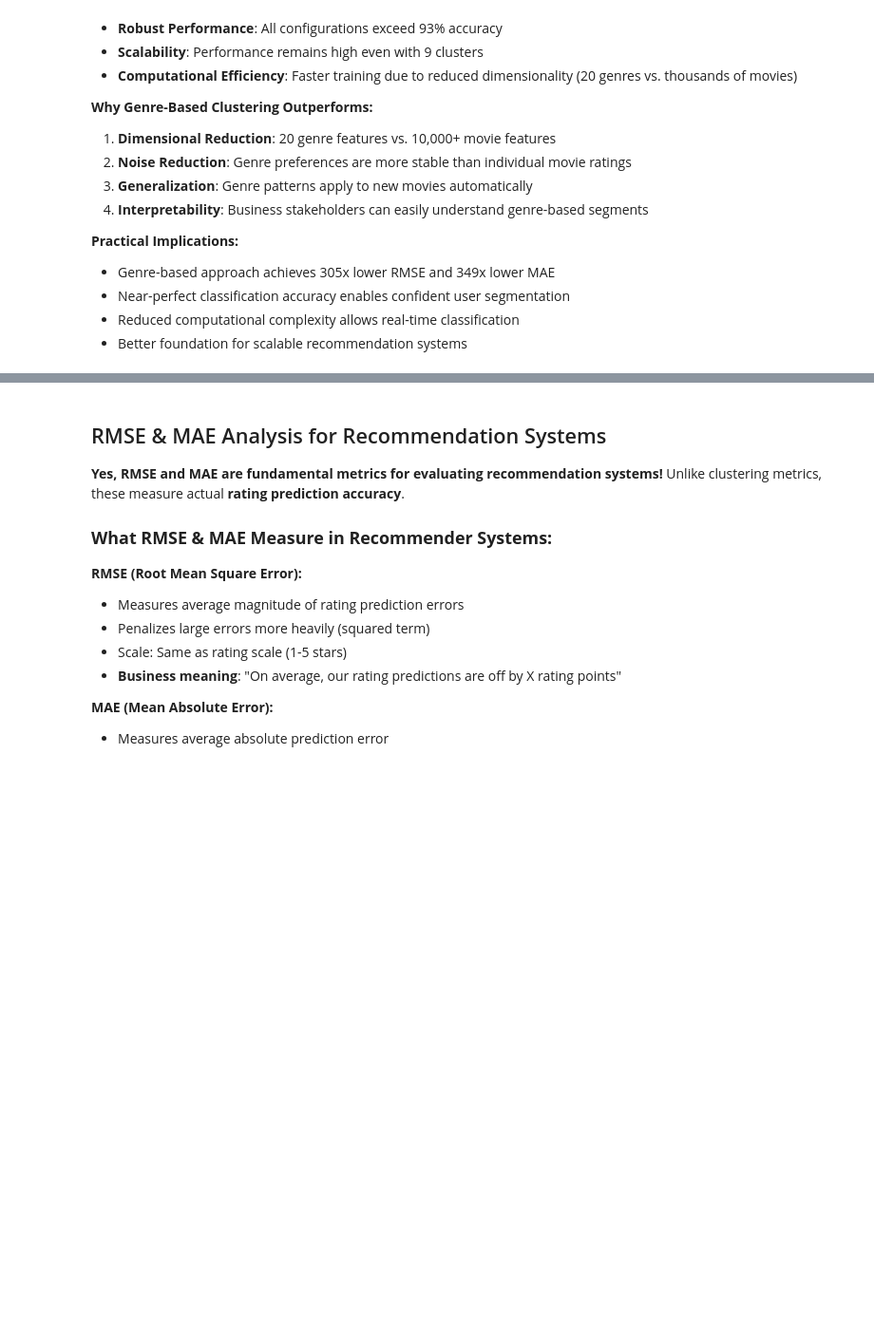
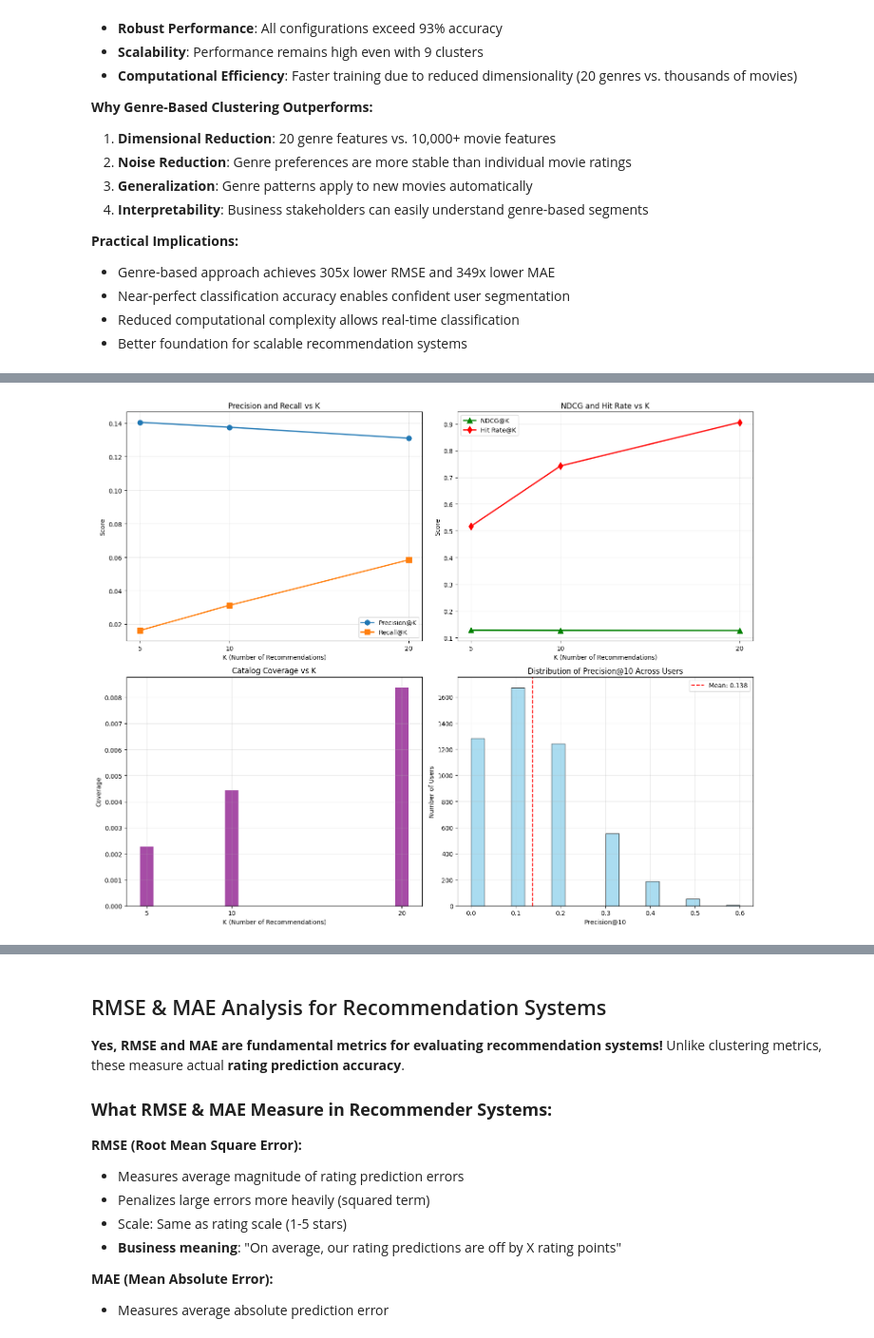
Before and after one commit to AntonyShaps/solution_eng_movies, a Jupyter notebook: models/KMeans.ipynb, the cells around one changed output, grey strips where cells are left out. Shown at 95% size. Cells and saved outputs as stored; diff of their text form; code cells hidden in the pictures; blank space fills up the shorter version.

Commit message:
add real evaluation both clusters included

```diff
--- a/models/KMeans.ipynb
+++ b/models/KMeans.ipynb
@@ -1046,0 +1226,92 @@ print("\n" + "="*60)
+# %%
+# Visualize Recommendation Performance
+
+fig, ((ax1, ax2), (ax3, ax4)) = plt.subplots(2, 2, figsize=(15, 12))
+
+# Plot 1: Precision and Recall vs K
+k_vals = list(K_VALUES)
+precisions = [np.mean(results[k]['precision']) for k in k_vals]
+recalls = [np.mean(results[k]['recall']) for k in k_vals]
+
+ax1.plot(k_vals, precisions, 'o-', label='Precision@K', linewidth=2, markersize=8)
+ax1.plot(k_vals, recalls, 's-', label='Recall@K', linewidth=2, markersize=8)
+ax1.set_xlabel('K (Number of Recommendations)')
+ax1.set_ylabel('Score')
+ax1.set_title('Precision and Recall vs K')
+ax1.legend()
+ax1.grid(True, alpha=0.3)
+ax1.set_xticks(k_vals)
+
+# Plot 2: NDCG and Hit Rate vs K
+ndcgs = [np.mean(results[k]['ndcg']) for k in k_vals]
+hit_rates = [np.mean(results[k]['hit_rate']) for k in k_vals]
+
+ax2.plot(k_vals, ndcgs, '^-', label='NDCG@K', linewidth=2, markersize=8, color='green')
+ax2.plot(k_vals, hit_rates, 'd-', label='Hit Rate@K', linewidth=2, markersize=8, color='red')
+ax2.set_xlabel('K (Number of Recommendations)')
+ax2.set_ylabel('Score')
+ax2.set_title('NDCG and Hit Rate vs K')
+ax2.legend()
+ax2.grid(True, alpha=0.3)
+ax2.set_xticks(k_vals)
+
+# Plot 3: Coverage vs K
+coverages = [catalog_coverage(results[k]['all_recommendations'], total_movies) for k in k_vals]
+
+ax3.bar(k_vals, coverages, alpha=0.7, color='purple')
+ax3.set_xlabel('K (Number of Recommendations)')
+ax3.set_ylabel('Coverage')
+ax3.set_title('Catalog Coverage vs K')
+ax3.grid(True, alpha=0.3)
+ax3.set_xticks(k_vals)
+
+# Plot 4: Distribution of Precision@10 across users
+precision_dist = results[10]['precision']
+ax4.hist(precision_dist, bins=20, alpha=0.7, color='skyblue', edgecolor='black')
+ax4.axvline(np.mean(precision_dist), color='red', linestyle='--',
+            label=f'Mean: {np.mean(precision_dist):.3f}')
+ax4.set_xlabel('Precision@10')
+ax4.set_ylabel('Number of Users')
+ax4.set_title('Distribution of Precision@10 Across Users')
+ax4.legend()
+ax4.grid(True, alpha=0.3)
+
+plt.tight_layout()
+plt.show()
+
+# Additional analysis: Show some example recommendations
+print("\nSAMPLE RECOMMENDATIONS:")
+print("=" * 50)
+
+# Find a user with decent performance
+user_precisions = results[10]['precision']
+if len(user_precisions) > 0:
+    # Get a user with above-average precision
+    avg_precision = np.mean(user_precisions)
+    good_users = [i for i, p in enumerate(user_precisions) if p >= avg_precision]
+
+    if good_users:
+        sample_user_idx_pos = good_users[0]
+        sample_user_idx = list(user_item_matrix.index)[sample_user_idx_pos]
+        sample_cluster = train_with_clusters.loc[sample_user_idx, 'cluster']
+        sample_recommendations = results[10]['all_recommendations'][sample_user_idx_pos]
+
+        # Get user's actual test preferences
+        user_test = test_matrix.loc[sample_user_idx]
+        user_liked = user_test[user_test >= RATING_THRESHOLD].index.tolist()
+
+        print(f"User ID: {sample_user_idx}")
+        print(f"Assigned to Cluster: {sample_cluster}")
+        print(f"Precision@10: {user_precisions[sample_user_idx_pos]:.3f}")
+        print()
+        print("Top 10 Recommendations:")
+        for i, movie in enumerate(sample_recommendations[:10], 1):
+            hit_marker = " ✓" if movie in user_liked else ""
+            print(f"{i:2d}. {movie}{hit_marker}")
+
+        print(f"\nMovies user actually liked in test set: {len(user_liked)}")
+        print("Sample liked movies:", user_liked[:5])
+
+print("\n" + "=" * 80)
+# %% [output]
+[figure, added]
```
Also changed, not shown: parts of 28 cells of this notebook.
